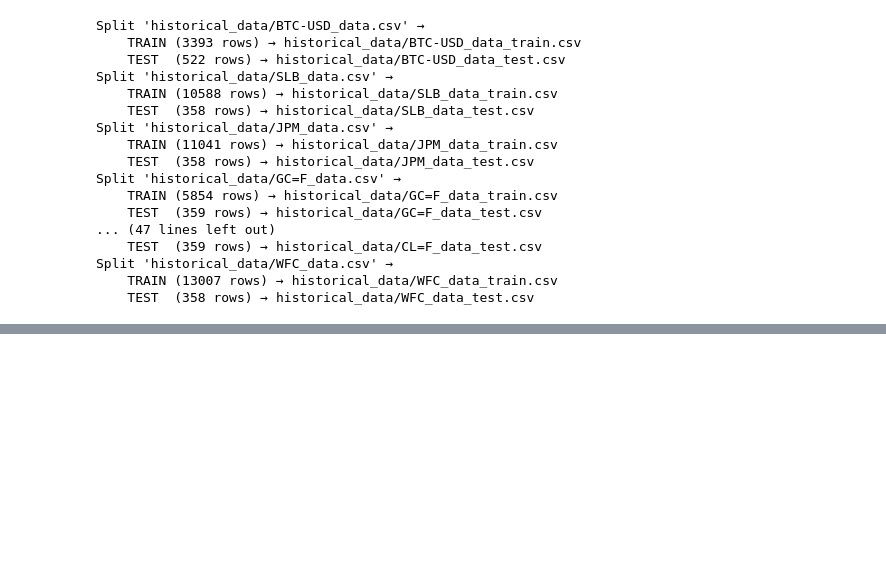
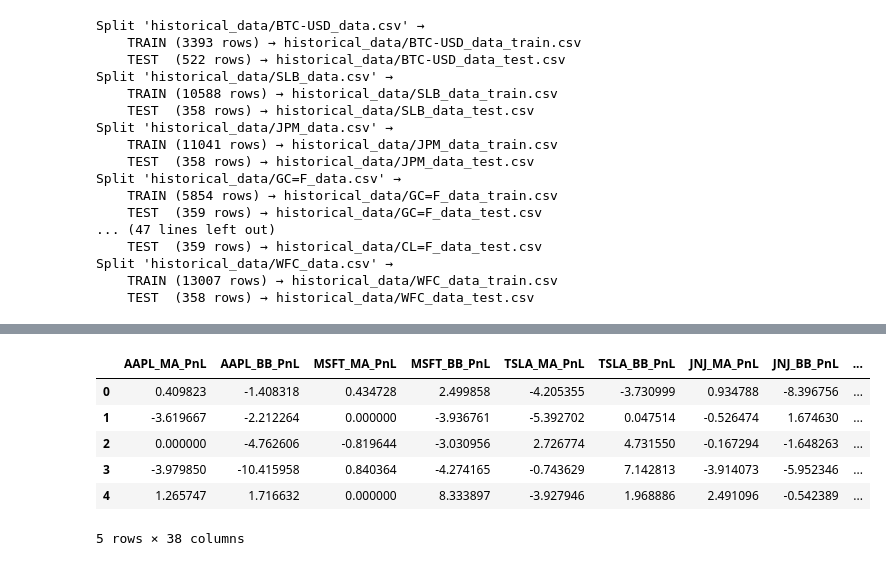
Before and after one commit to LK-NV/numeric-opt-project, a Jupyter notebook: research.ipynb, the cells around one changed output, grey strips where cells are left out. Drawn from its saved outputs; the diff is of its cells as text; code cells hidden in the pictures; blank space fills up the shorter version.

```diff
--- a/research.ipynb
+++ b/research.ipynb
@@ -192,9 +192,6 @@ def moving_average_crossover(df: pd.DataFrame,
 
     return df
 # %%
-import pandas as pd
-import numpy as np
-
 def bollinger_bands_strategy(df: pd.DataFrame,
                              window: int = 20,
                              num_std: float = 2.0) -> pd.DataFrame:
@@ -227,7 +224,7 @@ def bollinger_bands_strategy(df: pd.DataFrame,
 
     # Ensure 'Date' is datetime and set as index if needed
     if "Date" in df.columns:
-        df["Date"] = pd.to_datetime(df["Date"], errors="raise")
+        df["Date"] = pd.to_datetime(df["Date"], errors="raise", utc=True)
         df.set_index("Date", inplace=True)
     elif not isinstance(df.index, pd.DatetimeIndex):
         raise ValueError("DataFrame must have a 'Date' column or be indexed by datetime.")
@@ -363,0 +421,10 @@ backtest_results = backtest_with_shorts(df, price_col="Close", signal_col="Signa
+# %%
+pnls_df.head()
+# %% [output]
+|  | AAPL_MA_PnL | AAPL_BB_PnL | MSFT_MA_PnL | MSFT_BB_PnL | TSLA_MA_PnL | TSLA_BB_PnL | JNJ_MA_PnL | JNJ_BB_PnL | ... |
+| 0 | 0.409823 | -1.408318 | 0.434728 | 2.499858 | -4.205355 | -3.730999 | 0.934788 | -8.396756 | ... |
+| 1 | -3.619667 | -2.212264 | 0.000000 | -3.936761 | -5.392702 | 0.047514 | -0.526474 | 1.674630 | ... |
+| 2 | 0.000000 | -4.762606 | -0.819644 | -3.030956 | 2.726774 | 4.731550 | -0.167294 | -1.648263 | ... |
+| 3 | -3.979850 | -10.415958 | 0.840364 | -4.274165 | -0.743629 | 7.142813 | -3.914073 | -5.952346 | ... |
+| 4 | 1.265747 | 1.716632 | 0.000000 | 8.333897 | -3.927946 | 1.968886 | 2.491096 | -0.542389 | ... |
+5 rows × 38 columns
```
Also changed, not shown: parts of 14 cells of this notebook, 39 other files.
